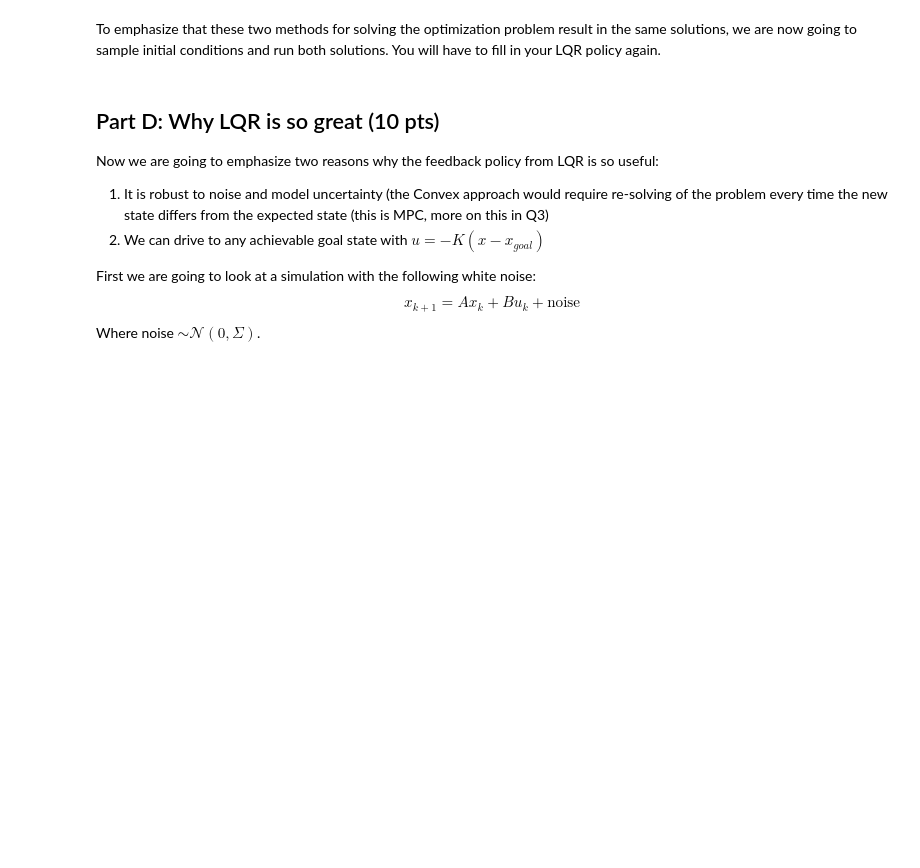
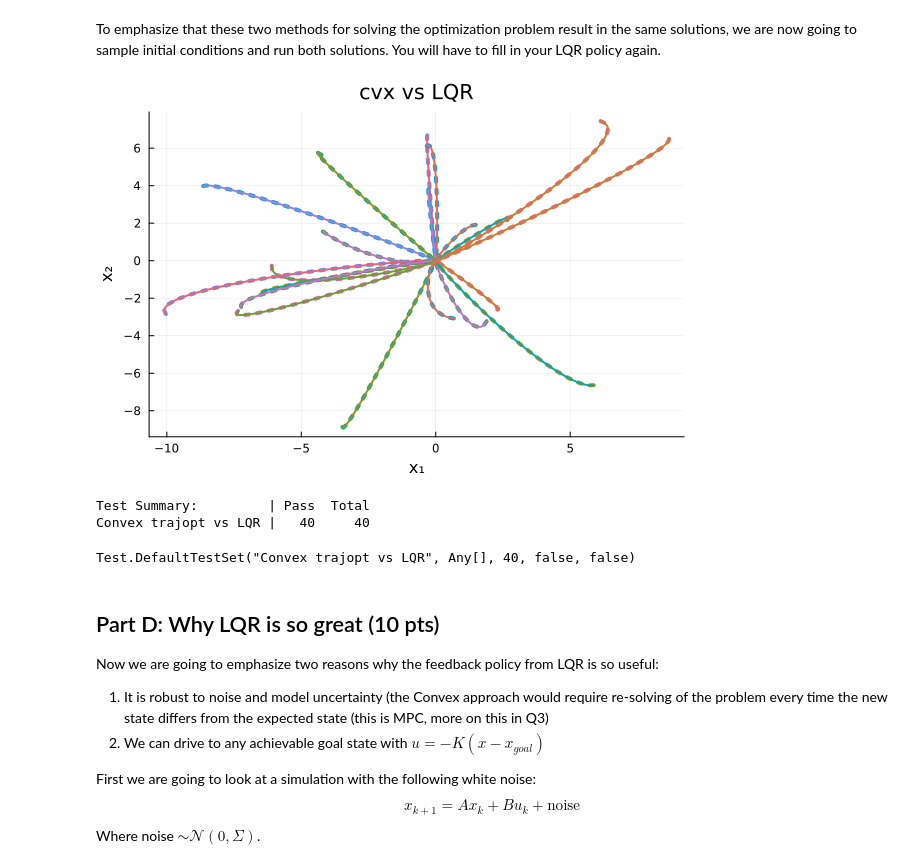
Before and after one commit to stevenwman/OCRL2024, a Jupyter notebook: HW/HW2_S24/Q1.ipynb, the cells around one changed output. Drawn from its saved outputs; the diff is of its cells as text; code cells hidden in the pictures; blank space fills up the shorter version.

```diff
--- a/HW/HW2_S24/Q1.ipynb
+++ b/HW/HW2_S24/Q1.ipynb
@@ -474,34 +465,39 @@ Random.seed!(1)
     for ic_iter = 1:20
         x0 = [5*randn(2); 1*randn(2)]
         # solve for X_{1:N}, U_{1:N-1} with convex optimization
         Xcvx,Ucvx = convex_trajopt(A,B,Q,R,Qf,N,x0; verbose = false)
         P, K = fhlqr(A,B,Q,R,Qf,N)
         Xsim_cvx = [zeros(nx) for i = 1:N]
         Xsim_cvx[1] = 1*x0
         Xsim_lqr = [zeros(nx) for i = 1:N]
         Xsim_lqr[1] = 1*x0
         for i = 1:N-1
             # simulate cvx control
             Xsim_cvx[i+1] = A*Xsim_cvx[i] + B*Ucvx[i]
 
             # TODO: use your FHLQR control gains K to calculate u_lqr
             # simulate lqr control
-            u_lqr = zeros(2)
+            u_lqr = -K[i]*Xsim_lqr[i]
             Xsim_lqr[i+1] = A*Xsim_lqr[i] + B*u_lqr
         end
 
         @test 1e-13 < norm(Xsim_lqr[end] - Xsim_cvx[end]) < 1e-3
         @test 1e-13 < maximum(norm.(Xsim_lqr - Xsim_cvx)) < 1e-3
 
         # ------------------------plotting--------------------------
         X1m = mat_from_vec(Xsim_cvx)
         X2m = mat_from_vec(Xsim_lqr)
         plot!(X2m[1,:],X2m[2,:], label = "", lw = 4, ls = :dot)
         plot!(X1m[1,:],X1m[2,:], label = "", lw = 2)
     end
     display(plot!(title = "cvx vs LQR", ylabel = "x₂", xlabel = "x₁"))
 
 end
+# %% [output]
+[figure, added]
+Test Summary:         | Pass  Total
+Convex trajopt vs LQR |   40     40
+Test.DefaultTestSet("Convex trajopt vs LQR", Any[], 40, false, false)
 # %% [markdown]
 ## Part D: Why LQR is so great (10 pts)
 
```
Also changed, not shown: parts of 6 cells of this notebook.
